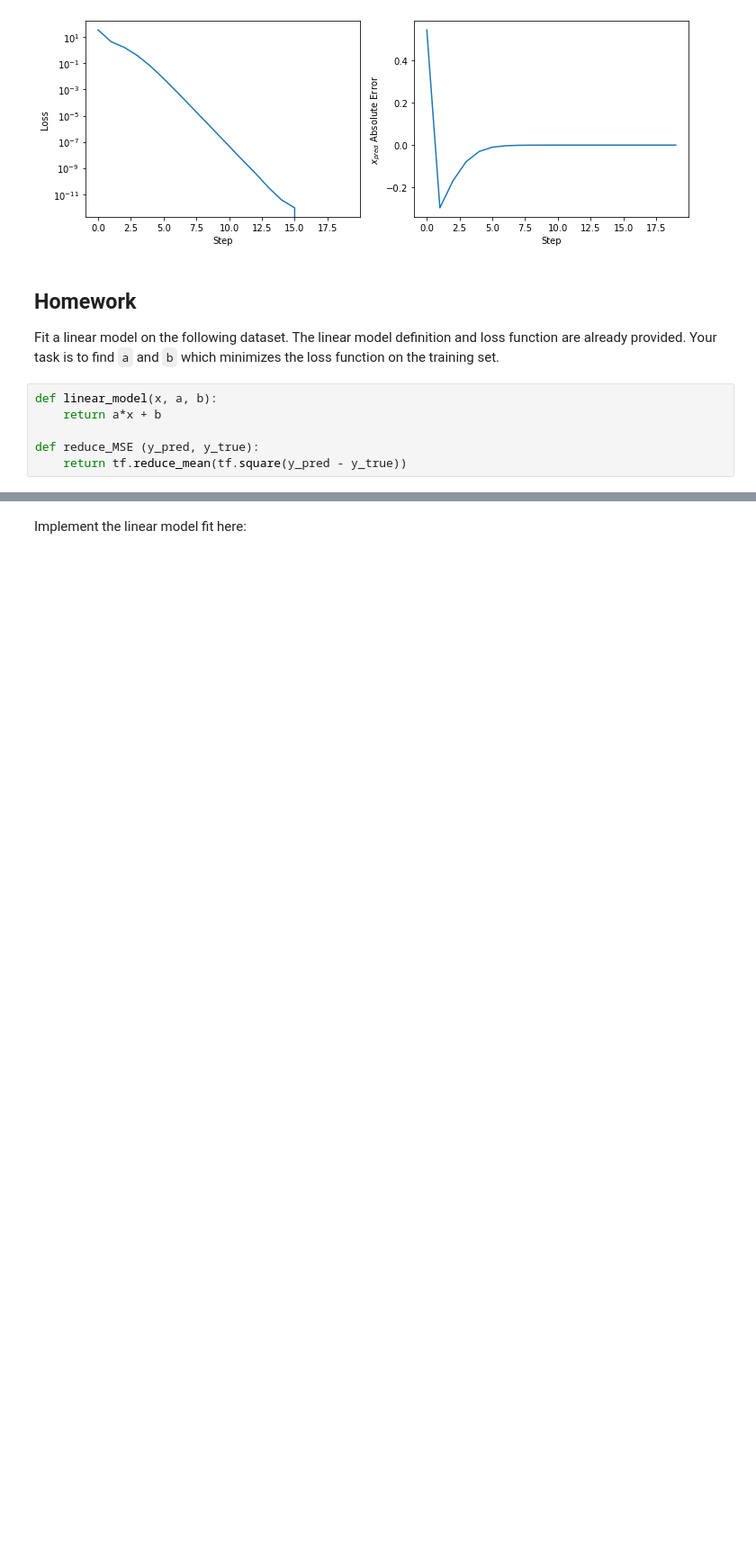
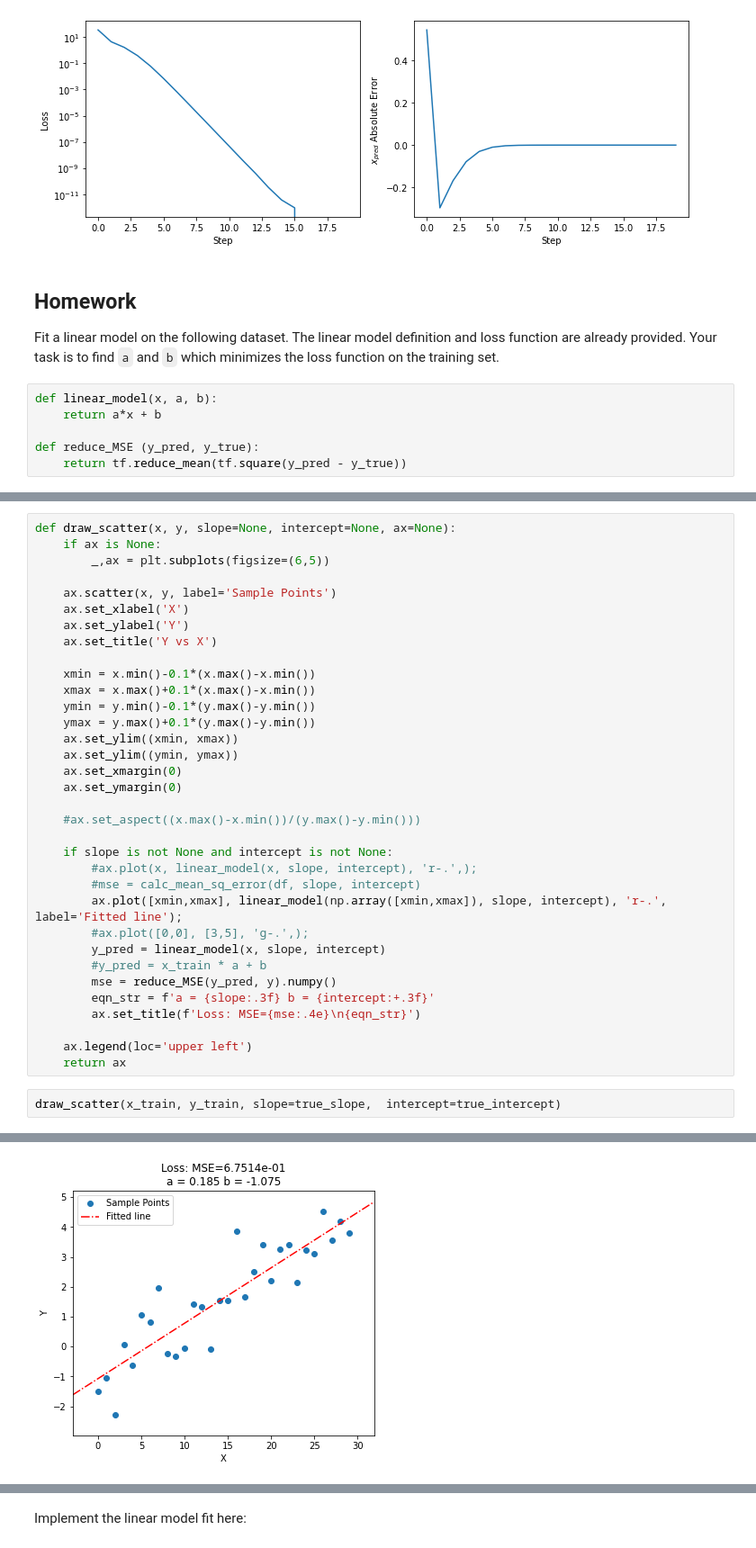
Before and after one commit to postolache/onboarding-ml, a Jupyter notebook: 04. Tensorflow Intro/tensorflow-intro.ipynb, the cells around one changed output, grey strips where cells are left out. Shown at 90% size. Drawn from its saved outputs; the diff is of its cells as text; blank space fills up the shorter version.

```diff
--- a/04. Tensorflow Intro/tensorflow-intro.ipynb
+++ b/04. Tensorflow Intro/tensorflow-intro.ipynb
@@ -274,0 +281,37 @@ plt.scatter(x_train, y_train);
+# %%
+def draw_scatter(x, y, slope=None, intercept=None, ax=None):
+    if ax is None:
+        _,ax = plt.subplots(figsize=(6,5))
+
+    ax.scatter(x, y, label='Sample Points')
+    ax.set_xlabel('X')
+    ax.set_ylabel('Y')
+    ax.set_title('Y vs X')
+
+    xmin = x.min()-0.1*(x.max()-x.min())
+    xmax = x.max()+0.1*(x.max()-x.min())
+    ymin = y.min()-0.1*(y.max()-y.min())
+    ymax = y.max()+0.1*(y.max()-y.min())
+    ax.set_ylim((xmin, xmax))
+    ax.set_ylim((ymin, ymax))
+    ax.set_xmargin(0)
+    ax.set_ymargin(0)
+
+    #ax.set_aspect((x.max()-x.min())/(y.max()-y.min()))
+
+    if slope is not None and intercept is not None:
+        #ax.plot(x, linear_model(x, slope, intercept), 'r-.',);
+        #mse = calc_mean_sq_error(df, slope, intercept)
+        ax.plot([xmin,xmax], linear_model(np.array([xmin,xmax]), slope, intercept), 'r-.', label='Fitted line');
+        #ax.plot([0,0], [3,5], 'g-.',);
+        y_pred = linear_model(x, slope, intercept)
+        #y_pred = x_train * a + b
+        mse = reduce_MSE(y_pred, y).numpy()
+        eqn_str = f'a = {slope:.3f} b = {intercept:+.3f}'
+        ax.set_title(f'Loss: MSE={mse:.4e}\n{eqn_str}')
+
+    ax.legend(loc='upper left')
+    return ax
+# %%
+draw_scatter(x_train, y_train, slope=true_slope,  intercept=true_intercept)
+# %% [output]
@@ -274,0 +319 @@ plt.scatter(x_train, y_train);
+[figure, added]
```
Also changed, not shown: parts of 23 cells of this notebook.
